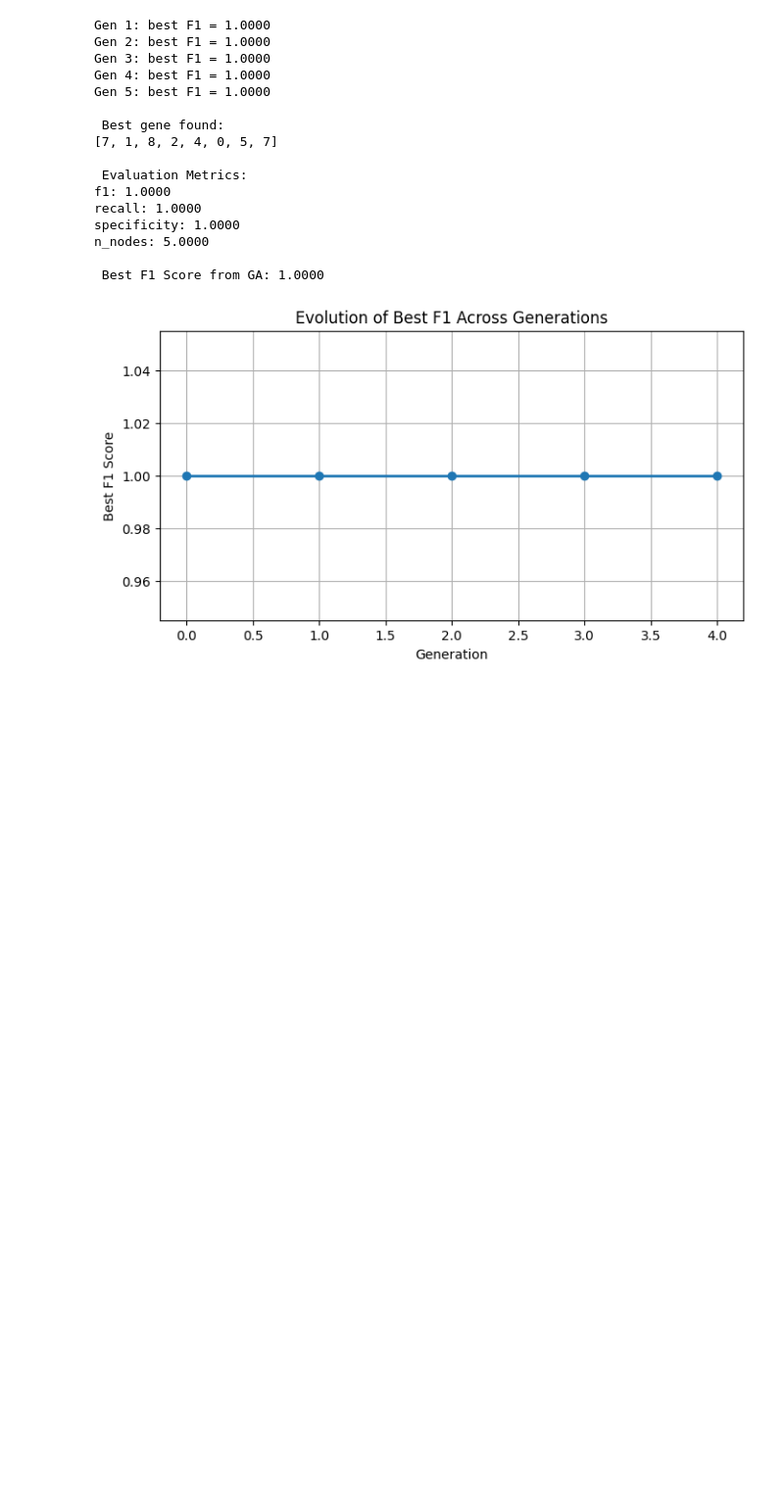
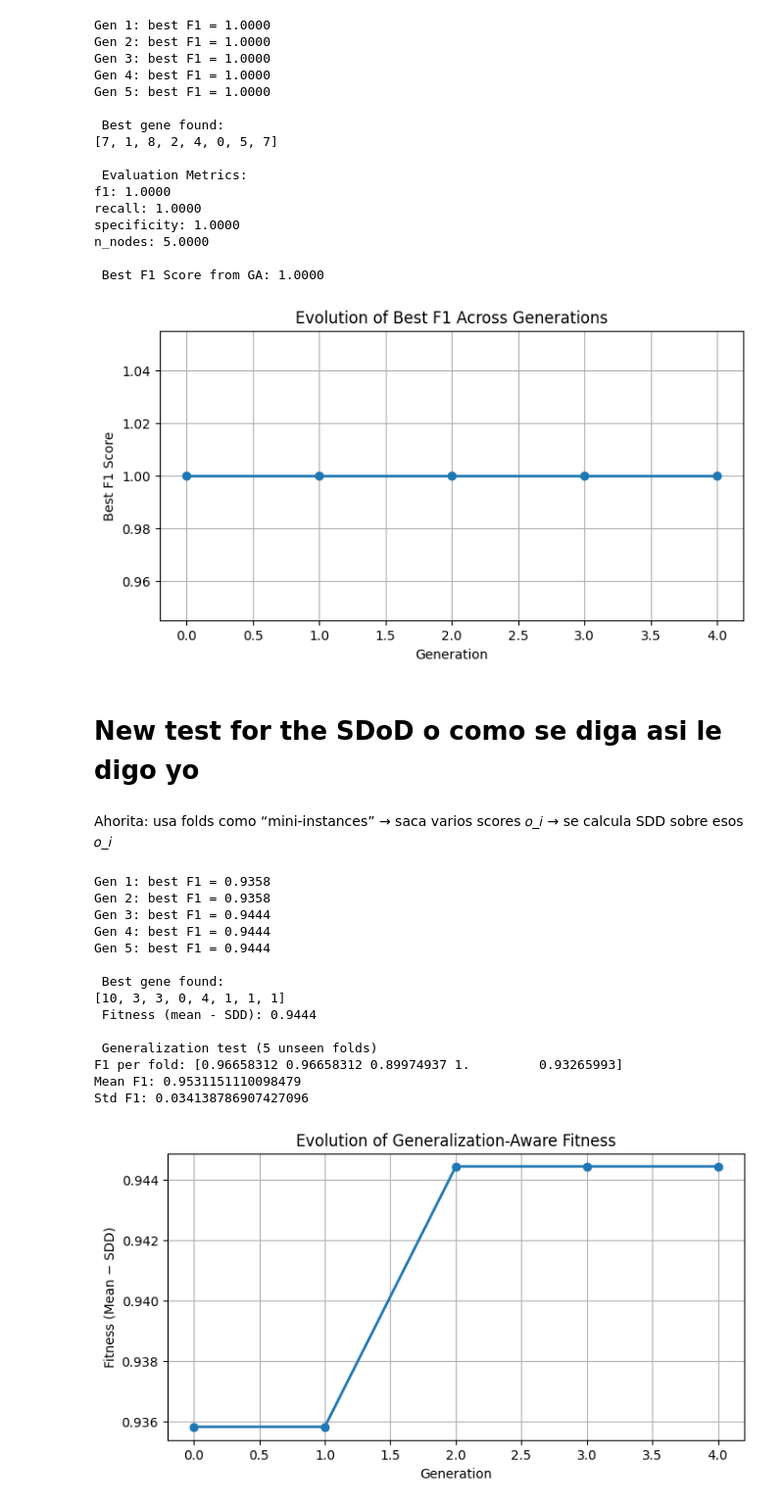
Before and after one commit to Sarahdrd/TreeInductorPhase1, a Jupyter notebook: experiments/evolution_runs/TEST.ipynb, the cells around one changed output. Shown at 98% size. Cells and saved outputs as stored; diff of their text form; code cells hidden in the pictures; blank space fills up the shorter version.

```diff
--- a/experiments/evolution_runs/TEST.ipynb
+++ b/experiments/evolution_runs/TEST.ipynb
@@ -98,3 +97,79 @@ n_nodes: 5.0000
 
  Best F1 Score from GA: 1.0000
 [figure]
+# %% [markdown]
+# New test for the SDoD o como se diga asi le digo yo
+# %% [markdown]
+Ahorita: usa folds como “mini-instances” → saca varios scores 𝑜_𝑖 → se calcula SDD sobre esos 𝑜_𝑖
+# %%
+# GA test (Generalization Version)
+import matplotlib.pyplot as plt
+import numpy as np
+from sklearn.datasets import load_iris
+from sklearn.model_selection import StratifiedKFold
+from evolution.genetic_DT_GA import genetic_DT_GA
+from evolution.encode_decode import decode
+from core.metrics import evaluate_tree
+
+# Load data
+X, y = load_iris(return_X_y=True)
+
+# Run GA
+best_individual, best_fitness, history = genetic_DT_GA(
+    X, y,
+    mu=6,
+    lambd=12,
+    generations=5,
+    crossover_prob=1.0,
+    mutation_prob=0.15
+)
+
+print("\n Best gene found:")
+print(best_individual)
+print(f" Fitness (mean - SDD): {best_fitness:.4f}")
+
+# Evaluate best individual on NEW folds
+best_tree = decode(best_individual)
+
+skf = StratifiedKFold(n_splits=5, shuffle=True, random_state=123)
+
+scores = []
+
+for train_idx, test_idx in skf.split(X, y):
+    X_train, X_test = X[train_idx], X[test_idx]
+    y_train, y_test = y[train_idx], y[test_idx]
+
+    metrics = evaluate_tree(best_tree, X_train, y_train, X_test, y_test)
+    scores.append(metrics["f1"])
+
+scores = np.array(scores)
+
+print("\n Generalization test (5 unseen folds)")
+print("F1 per fold:", scores)
+print("Mean F1:", scores.mean())
+print("Std F1:", scores.std())
+
+# Plot evolution of fitness
+plt.figure(figsize=(8, 4))
+plt.plot(history, marker="o", linewidth=2)
+plt.title("Evolution of Generalization-Aware Fitness")
+plt.xlabel("Generation")
+plt.ylabel("Fitness (Mean − SDD)")
+plt.grid(True)
+plt.show()
+# %% [output]
+Gen 1: best F1 = 0.9358
+Gen 2: best F1 = 0.9358
+Gen 3: best F1 = 0.9444
+Gen 4: best F1 = 0.9444
+Gen 5: best F1 = 0.9444
+
+ Best gene found:
+[10, 3, 3, 0, 4, 1, 1, 1]
+ Fitness (mean - SDD): 0.9444
+
+ Generalization test (5 unseen folds)
+F1 per fold: [0.96658312 0.96658312 0.89974937 1.         0.93265993]
+Mean F1: 0.9531151110098479
+Std F1: 0.034138786907427096
+[figure, added]
```
Also changed, not shown: parts of 2 cells of this notebook, 6 other files.
